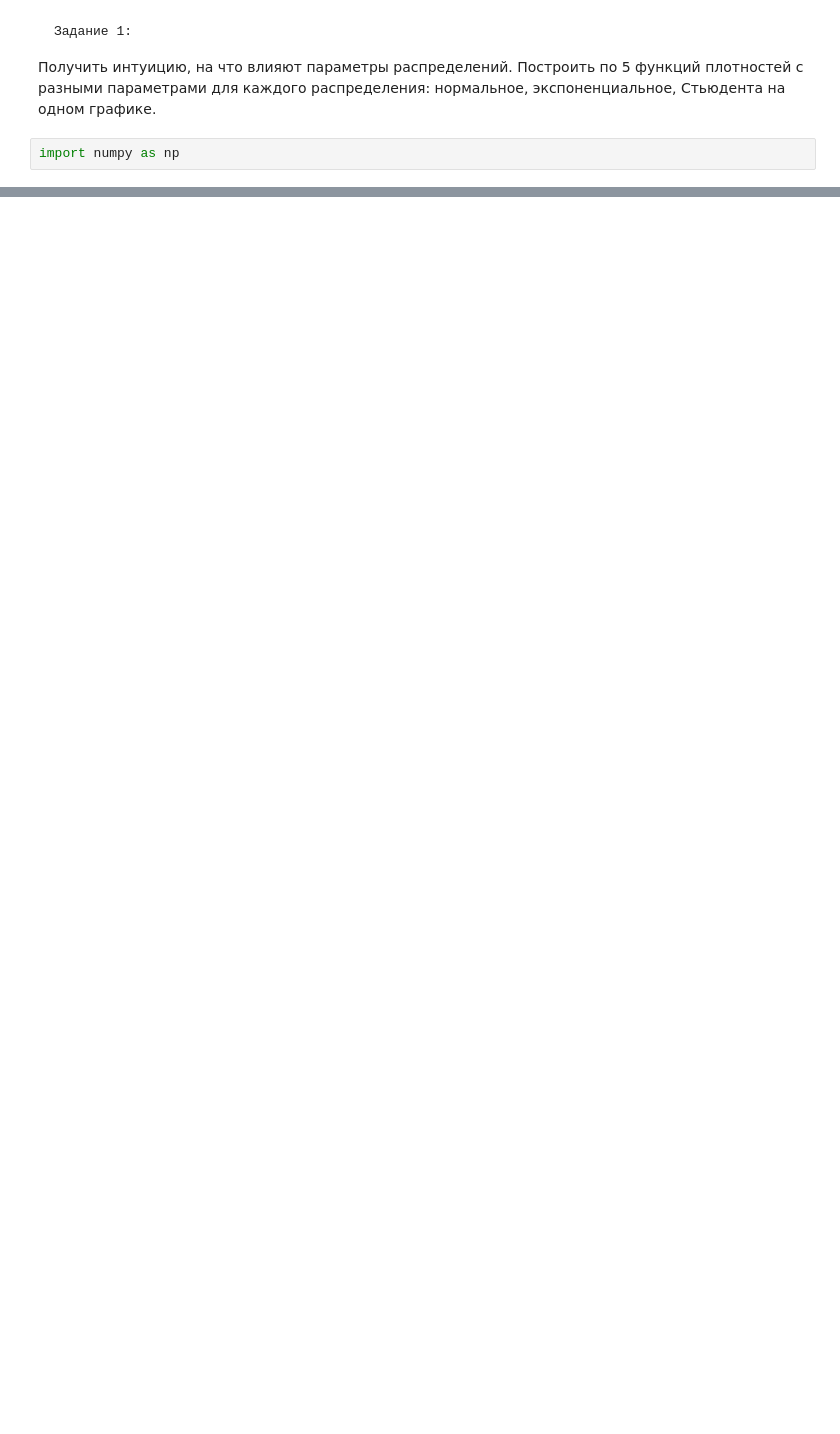
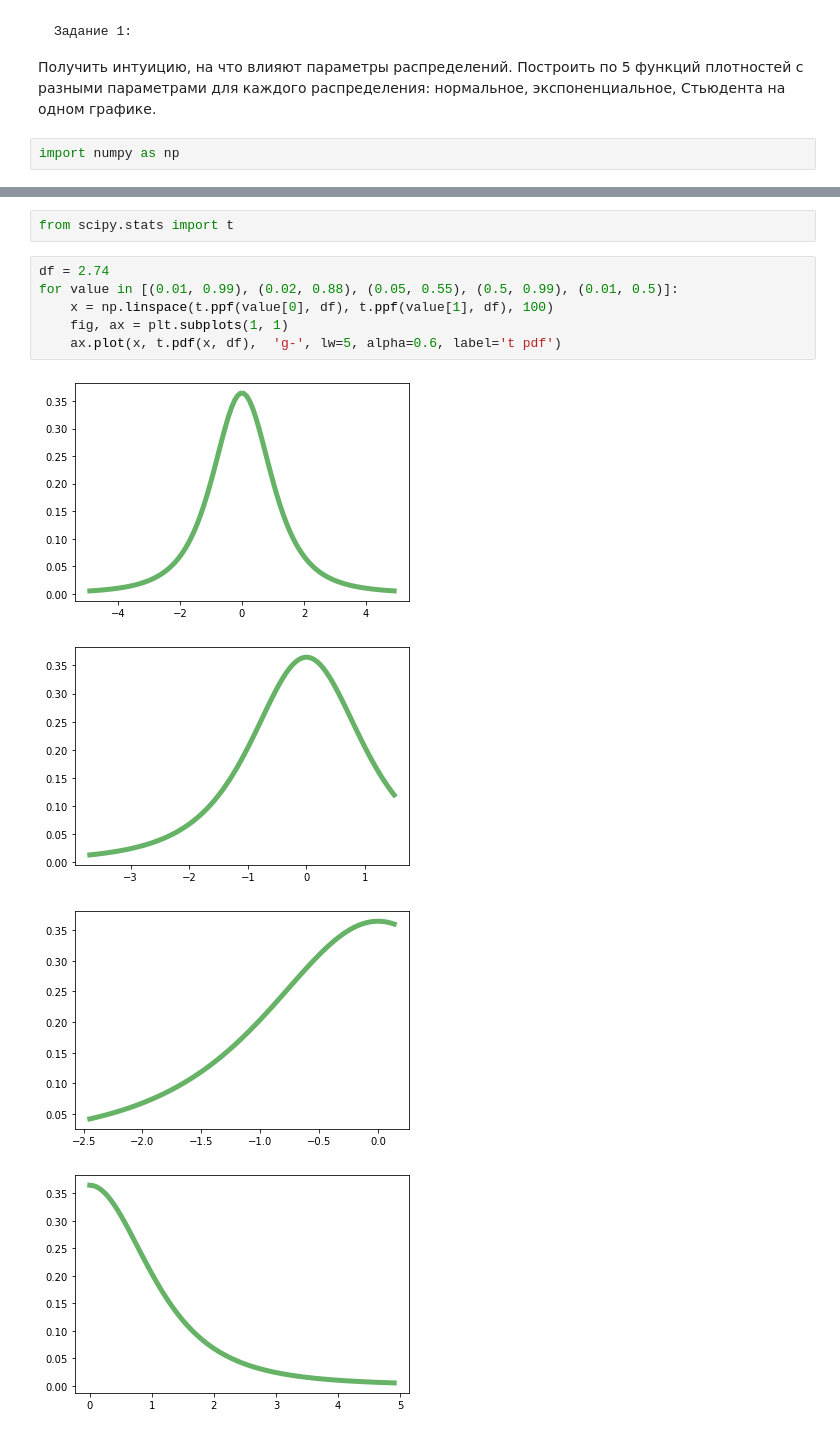
Before and after one commit to semnganye/phyton, a Jupyter notebook: mathematics/DZ_continuous_random_variables.ipynb, the cells around one changed output, grey strips where cells are left out. Cells and saved outputs as stored; diff of their text form; blank space fills up the shorter version.

```diff
--- a/mathematics/DZ_continuous_random_variables.ipynb
+++ b/mathematics/DZ_continuous_random_variables.ipynb
@@ -135,0 +64,13 @@ plt.show()
+# %%
+from scipy.stats import t
+# %%
+df = 2.74
+for value in [(0.01, 0.99), (0.02, 0.88), (0.05, 0.55), (0.5, 0.99), (0.01, 0.5)]:
+    x = np.linspace(t.ppf(value[0], df), t.ppf(value[1], df), 100)
+    fig, ax = plt.subplots(1, 1)
+    ax.plot(x, t.pdf(x, df),  'g-', lw=5, alpha=0.6, label='t pdf')
+# %% [output]
+[figure, added]
+[figure, added]
+[figure, added]
+[figure, added]
```
Also changed, not shown: parts of 37 cells of this notebook.
